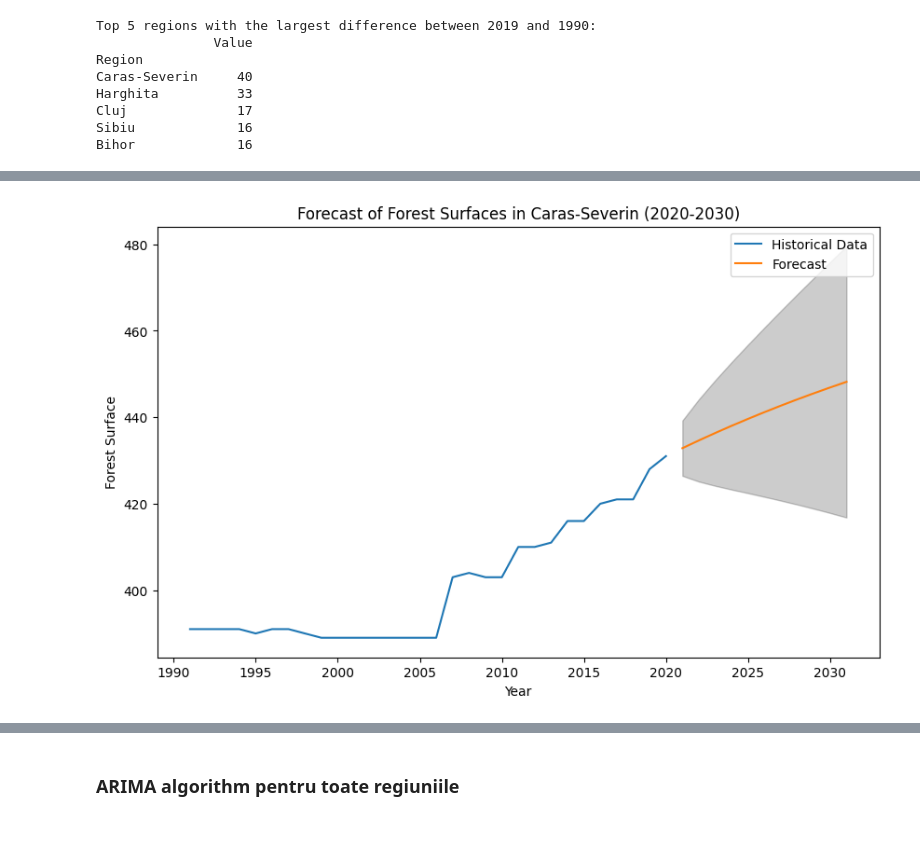
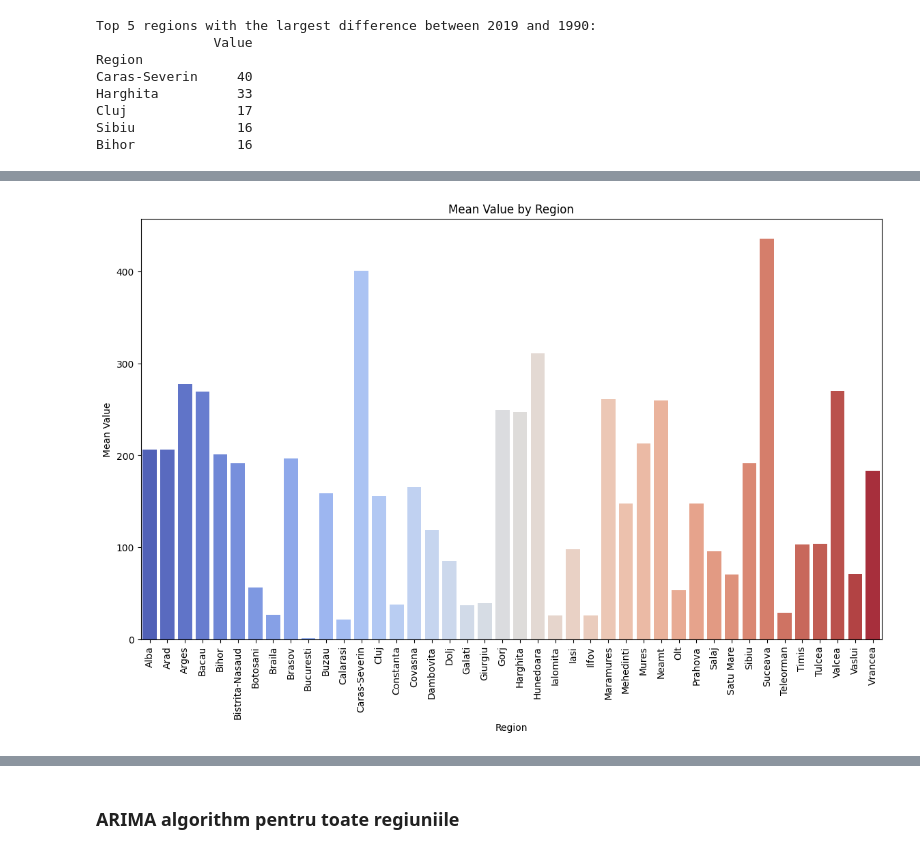
Before and after one commit to Astalopus03/Forest-Surfaces-in-Romania-1990-2019, a Jupyter notebook: sample.ipynb, the cells around one changed output, grey strips where cells are left out. Cells and saved outputs as stored; diff of their text form; code cells hidden in the pictures.

```diff
--- a/sample.ipynb
+++ b/sample.ipynb
@@ -127,71 +157,34 @@ Bihor             16
 # %%
 import pandas as pd
-from statsmodels.tsa.arima.model import ARIMA
 import matplotlib.pyplot as plt
+import seaborn as sns
+from scipy import stats
 
 # Load the dataset
 Judete = pd.read_csv('Judete.csv')
 
-# Ensure 'Year' is a datetime object and set as index
+# Display the first few rows of the dataframe to understand its structure
+print(Judete.head())
+
+# Ensure 'Year' is a datetime object
 Judete['Year'] = pd.to_datetime(Judete['Year'], format='%Y')
 
-# Ensure 'Category' is 'Total'
-filtered_data = Judete[Judete['Category'] == 'Total']
+# Calculate the mean 'Value' for each 'Region'
+region_means = Judete.groupby('Region')['Value'].mean().reset_index()
 
-# List of unique regions in the dataset
-regions = filtered_data['Region'].unique()
+# Display the means
+print(region_means)
 
-# Dictionary to store differences for each region
-region_differences = {}
+# Plot the means
+plt.figure(figsize=(14, 8))
+sns.barplot(x='Region', y='Value', data=region_means, palette='coolwarm')
+plt.xlabel('Region')
+plt.ylabel('Mean Value')
+plt.title('Mean Value by Region')
+plt.xticks(rotation=90)
+plt.show()
 
-# Loop through each region and fit ARIMA model
-for region in regions:
-    region_data = filtered_data[filtered_data['Region'] == region]
-    region_data.set_index('Year', inplace=True)
-    region_data = region_data.resample('YE').sum()  # Ensuring yearly data
-
-    # Fit ARIMA model
-    model = ARIMA(region_data['Value'], order=(1, 1, 1))
-    model_fit = model.fit()
-
-    # Forecast from 2020 to 2030
-    forecast = model_fit.get_forecast(steps=11)
-    forecast_index = pd.date_range(start='2020-12-31', end='2030-12-31', freq='YE')
-    forecast_values = forecast.predicted_mean
-
-    # Calculate the difference between the forecasted value for 2030 and the value for 1990
-    try:
-        historical_value_1990 = region_data.loc['1990-12-31']['Value']
-    except KeyError:
-        continue  # Skip regions without 1990 data
-
-    difference = forecast_values[-1] - historical_value_1990
-    region_differences[region] = difference
-
-# Sort regions by the calculated differences and select top 5
-top_5_regions = sorted(region_differences, key=region_differences.get, reverse=True)[:5]
-
-# Plot the results for the top 5 regions
-for region in top_5_regions:
-    region_data = filtered_data[filtered_data['Region'] == region]
-    region_data.set_index('Year', inplace=True)
-    region_data = region_data.resample('YE').sum()  # Ensuring yearly data
-
-    # Fit ARIMA model again for plotting
-    model = ARIMA(region_data['Value'], order=(1, 1, 1))
-    model_fit = model.fit()
-    forecast = model_fit.get_forecast(steps=11)
-    forecast_index = pd.date_range(start='2020-12-31', end='2030-12-31', freq='YE')
-    forecast_values = forecast.predicted_mean
-    forecast_conf = forecast.conf_int()
-
-    plt.figure(figsize=(10, 6))
-    plt.plot(region_data.index, region_data['Value'], label='Historical Data')
-    plt.plot(forecast_index, forecast_values, label='Forecast')
-    plt.fill_between(forecast_index, forecast_conf.iloc[:, 0], forecast_conf.iloc[:, 1], color='k', alpha=0.2)
-    plt.xlabel('Year')
-    plt.ylabel('Forest Surface')
-    plt.title(f'Forecast of Forest Surfaces in {region} (2020-2030)')
-    plt.legend()
-    plt.show()
+# Perform ANOVA test
+anova_result = stats.f_oneway(*(Judete[Judete['Region'] == region]['Value'] for region in Judete['Region'].unique()))
+print(f"ANOVA result: F-statistic={anova_result.statistic}, p-value={anova_result.pvalue}")
 # %% [output]
@@ -198 +211 @@ for region in top_5_regions:
-[figure, old version]
+[figure, new version]
```
Also changed, not shown: parts of 13 cells of this notebook.
